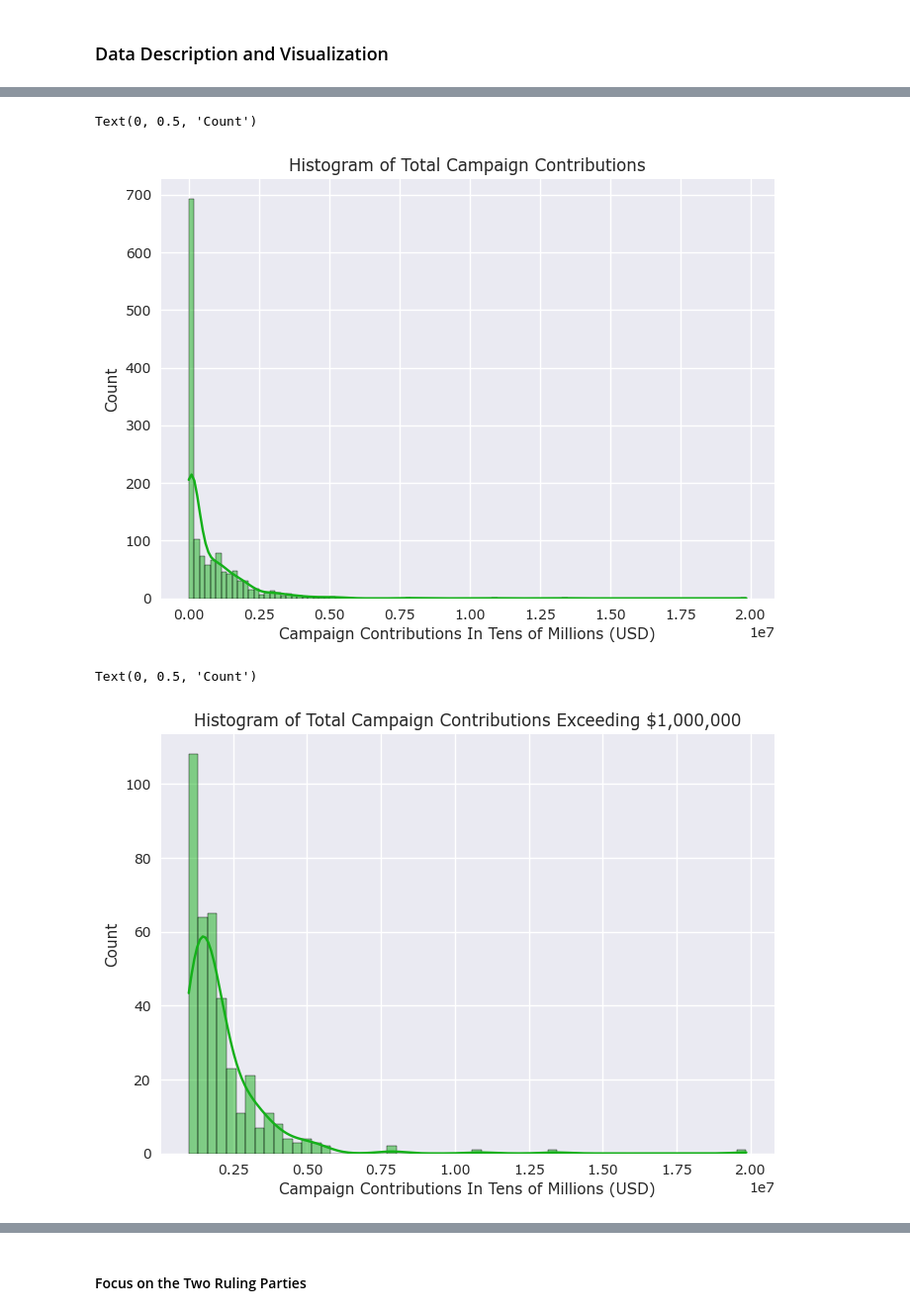
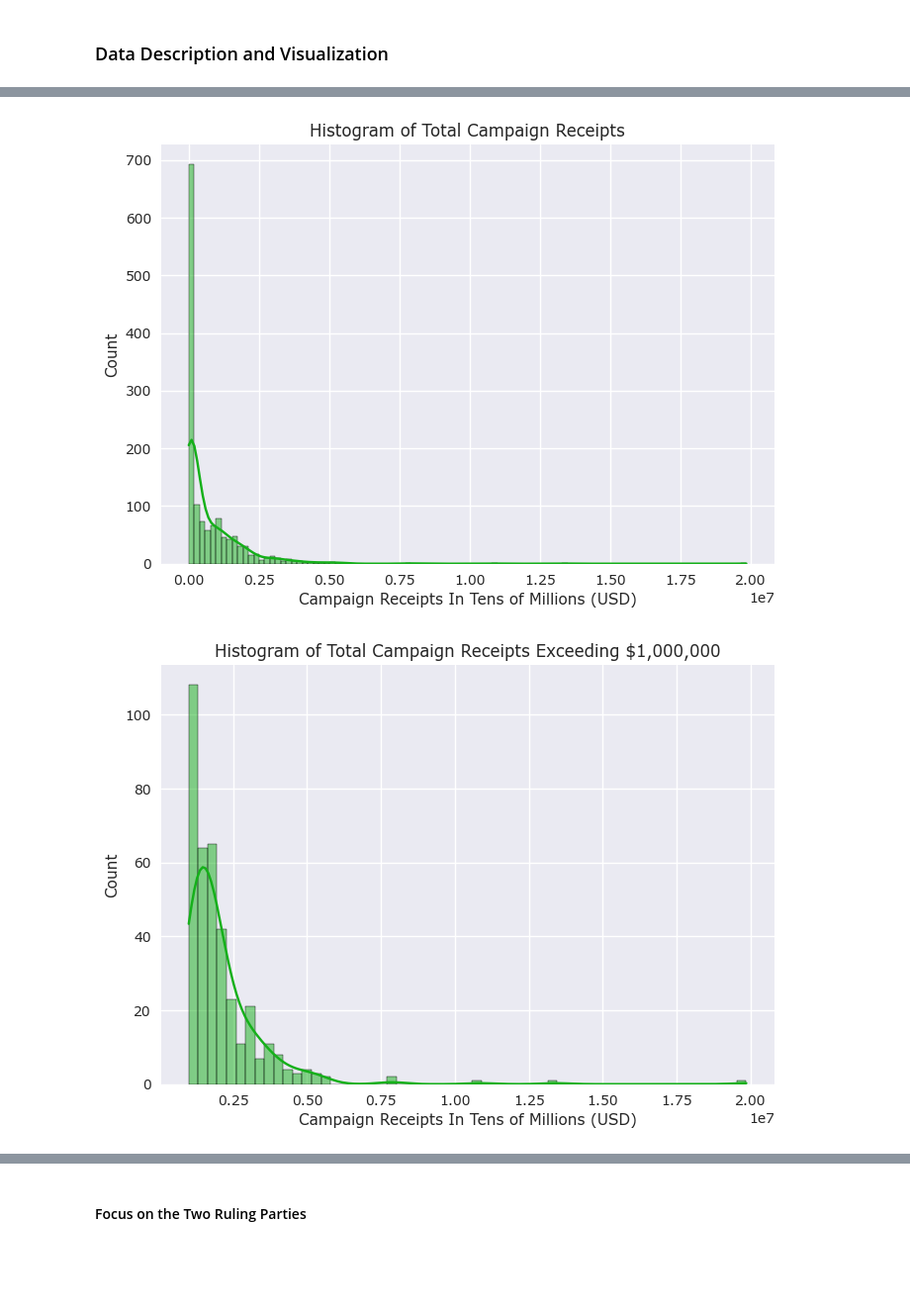
Before and after one commit to neophyte577/campaign-finance-analysis-house-2016, a Jupyter notebook: analysis/house_campaign_finance_analysis_2016.ipynb, the cells around one changed output, grey strips where cells are left out. Shown at 99% size. Saved outputs shown, nothing was run; the diff lists cells and outputs as text; code cells hidden in the pictures; blank space fills up the shorter version.

```diff
--- a/house_campaign_finance_analysis_2016.ipynb
+++ b/analysis/house_campaign_finance_analysis_2016.ipynb
@@ -21,11 +21,11 @@ In light of these limitations, two datasets have been produced via two different
 
 The second dataset will serve as the focus of the parametric analyses and algorithmic classifications which follow, while the first will be analyzed in a separate notebook. It seems reasonable to expect that both will scale and complement one another nicely upon augmentation with data from additional election cycles.
 # %%
-finance = pd.read_csv('prepped_data/house_campaign_finance_data_2016.csv')
+finance = pd.read_csv('../prepped_data/house_campaign_finance_data_2016.csv')
 
 finance[['fec_id','first_name','last_name']] = finance[['fec_id','first_name','last_name']].astype(str)
 
-election = pd.read_csv('prepped_data/house_election_results_2016.csv')
+election = pd.read_csv('../prepped_data/house_election_results_2016.csv')
 
 election[['fec_id','first_name','last_name']] = election[['fec_id','first_name','last_name']].astype(str)
 # %% [markdown]
@@ -281,7 +281,7 @@ dtype: object
 # %% [markdown]
 As can be seen from the output of the cells below, the is a large discrepancy in incumbent count between the vote-inclusive dataset and the larger dataset is attributable to the 50 representatives who had raised campaign funds during the 2015-2016 cycle (and were therefore included in the finance data), but were either retiring from public office or were seeking a different office (and were therefore excluded from the electoral data). As this project is meant to investigate the relationship between campaign contributions and election outcomes, these candidates were excluded from the larger dataset.
 # %%
-retiree_df = pd.read_csv('raw_data/retiring_incumbents_house_2016.csv')
+retiree_df = pd.read_csv('../raw_data/retiring_incumbents_house_2016.csv')
 
 retiree_df = clean_names(retiree_df)
 
@@ -448,21 +451,23 @@ fig.tight_layout()
 # %%
 sns.histplot(data=house, x='tot_rec', kde=True, color='#15b01a')
 
-plt.title('Histogram of Total Campaign Contributions')
-plt.xlabel('Campaign Contributions In Tens of Millions (USD)')
+plt.title('Histogram of Total Campaign Receipts')
+plt.xlabel('Campaign Receipts In Tens of Millions (USD)')
 plt.ylabel('Count')
+plt.savefig('../results/figures/histogram_of_total_campaign_receipts.png')
+plt.show()
 # %% [output]
-Text(0, 0.5, 'Count')
-[figure, old version]
+[figure, new version]
 # %%
 sns.histplot(data=house[house['tot_rec']>1000000], x='tot_rec', kde=True, color='#15b01a')
 
-plt.title('Histogram of Total Campaign Contributions Exceeding $1,000,000')
-plt.xlabel('Campaign Contributions In Tens of Millions (USD)')
+plt.title('Histogram of Total Campaign Receipts Exceeding $1,000,000')
+plt.xlabel('Campaign Receipts In Tens of Millions (USD)')
 plt.ylabel('Count')
+plt.savefig('../results/figures/histogram_of_total_campaign_receipts_exceeding_1_million_usd.png')
+plt.show()
 # %% [output]
-Text(0, 0.5, 'Count')
-[figure, old version]
+[figure, new version]
 # %%
 sns.countplot(data=house, x='winner', palette=['#9c6da5','#04d8b2'])
 
```
Also changed, not shown: parts of 19 cells of this notebook, 24 other files.
